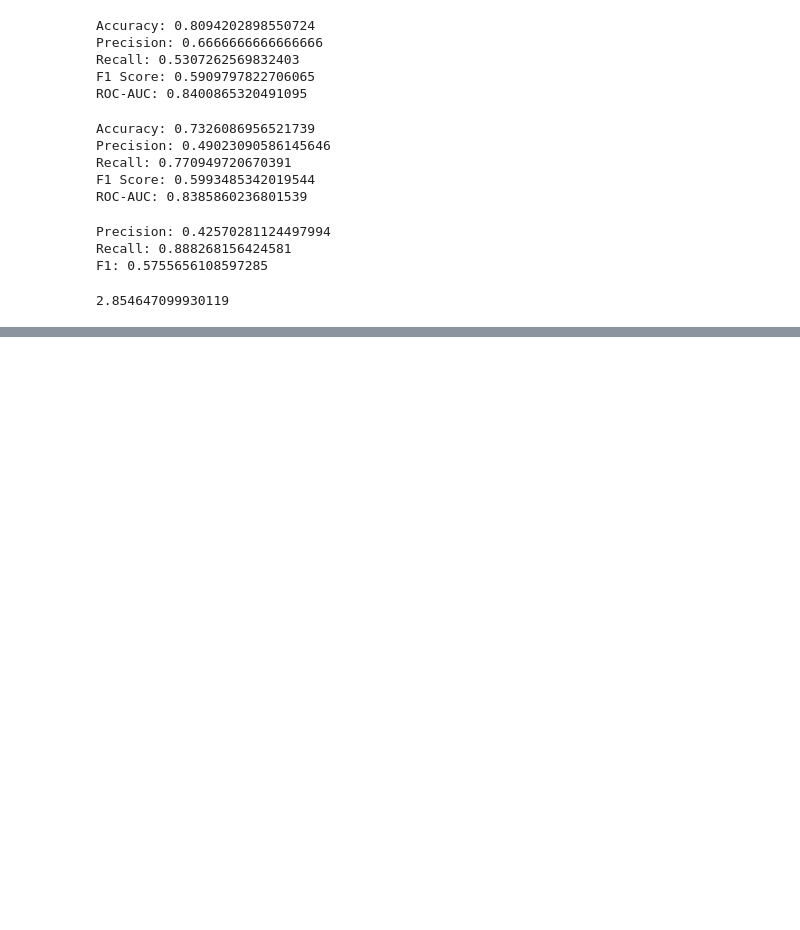
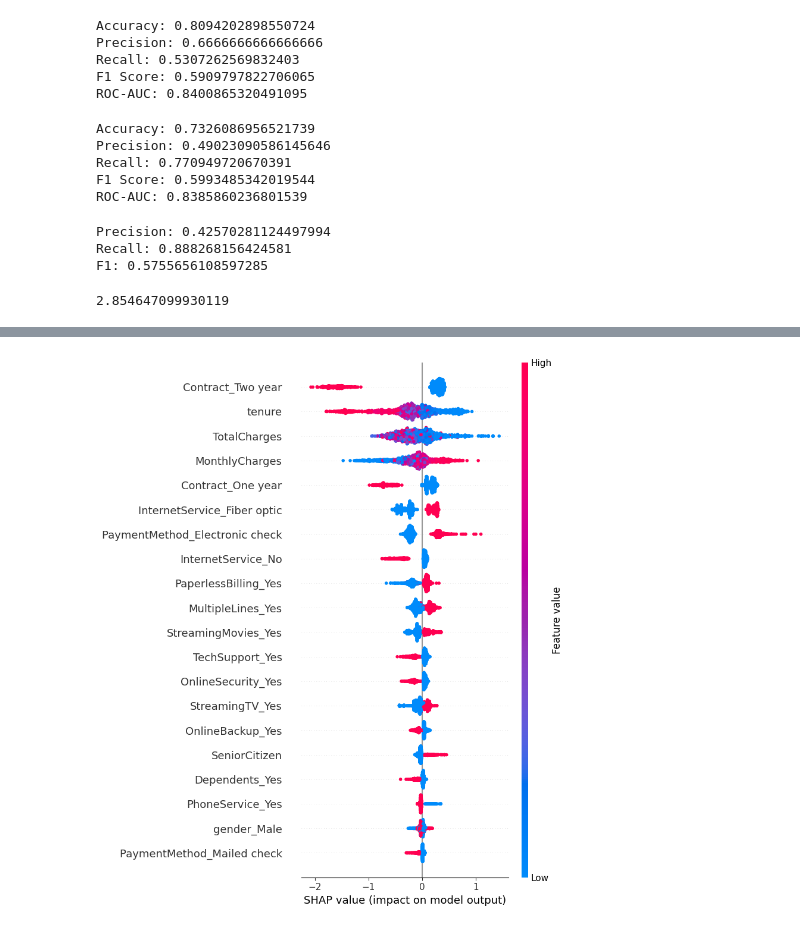
Before and after one commit to ashutosh-dev-hub/telecom-churn-prediction, a Jupyter notebook: notebooks/01_eda.ipynb, the cells around one changed output, grey strips where cells are left out. Saved outputs shown, nothing was run; the diff lists cells and outputs as text; code cells hidden in the pictures; blank space fills up the shorter version.

Commit message:
Added SHAP explainability and churn driver analysis

```diff
--- a/notebooks/01_eda.ipynb
+++ b/notebooks/01_eda.ipynb
@@ -568,0 +570,7 @@ plt.show()
+# %%
+explainer = shap.TreeExplainer(xgb_model)
+shap_values = explainer.shap_values(X_test)
+# %%
+shap.summary_plot(shap_values, X_test)
+# %% [output]
+[figure, added]
```
Also changed, not shown: parts of 12 cells of this notebook.
